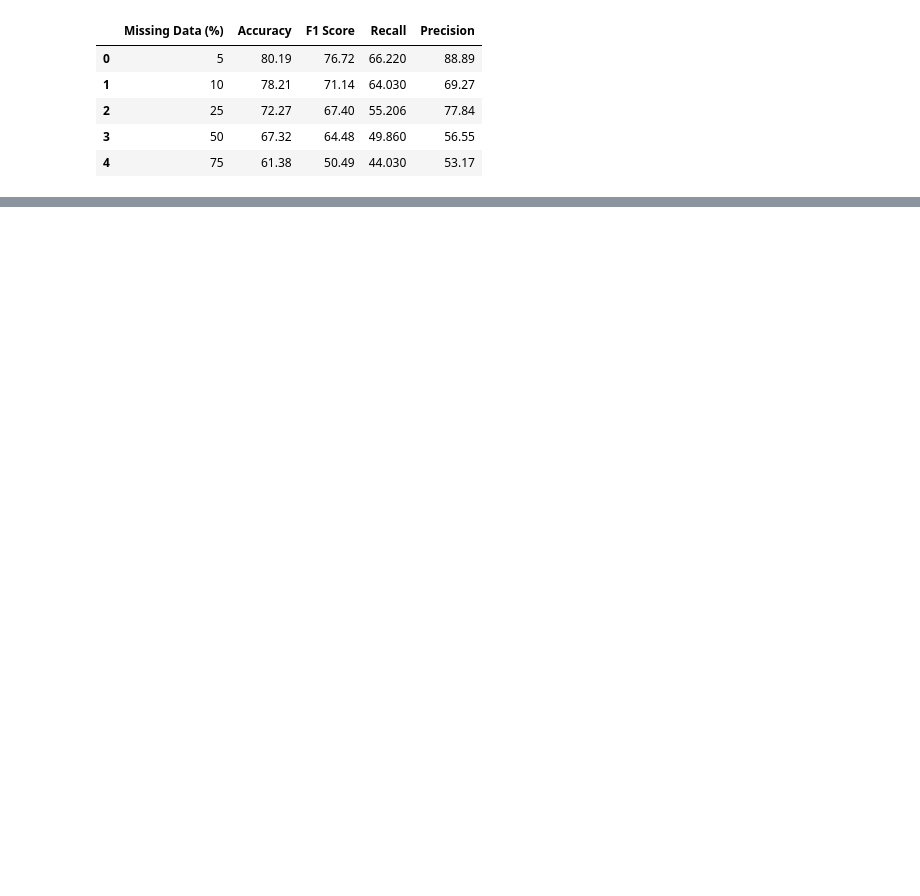
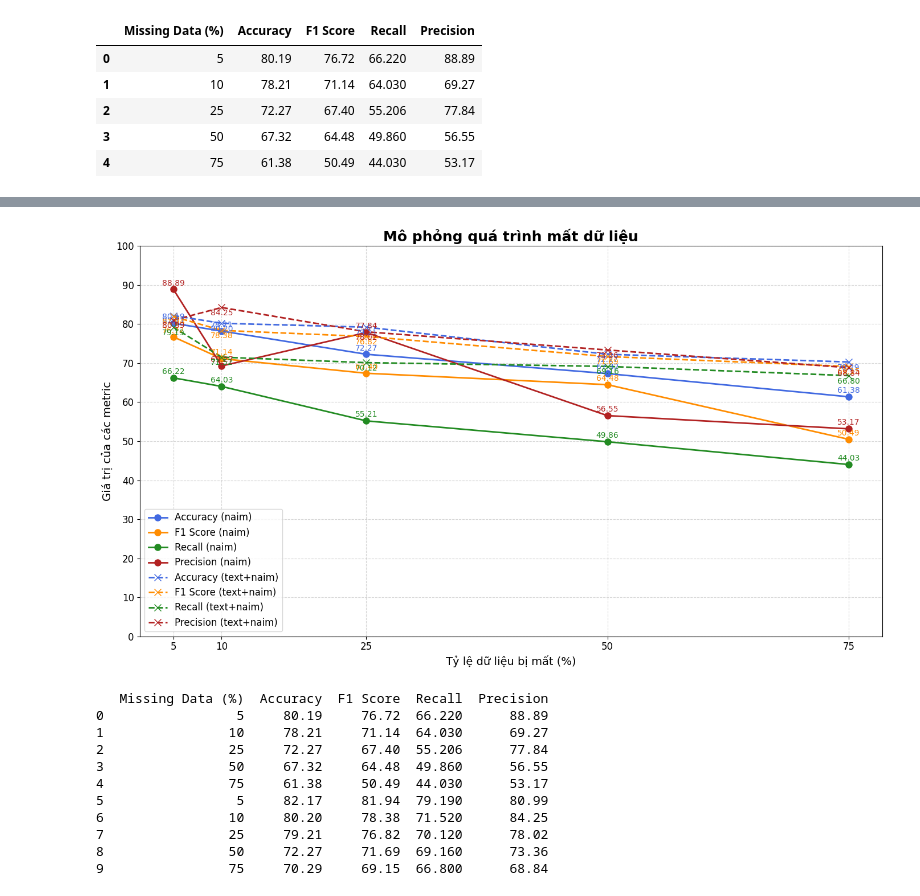
Before and after one commit to khiemducdoan/MyBachelorThesis, a Jupyter notebook: notebooks/text_analysis.ipynb, the cells around one changed output, grey strips where cells are left out. Drawn from its saved outputs; the diff is of its cells as text; code cells hidden in the pictures; blank space fills up the shorter version.

```diff
--- a/notebooks/text_analysis.ipynb
+++ b/notebooks/text_analysis.ipynb
@@ -318,3 +334,70 @@ df.head()
 | 2 | 25 | 72.27 | 67.40 | 55.206 | 77.84 |
 | 3 | 50 | 67.32 | 64.48 | 49.860 | 56.55 |
 | 4 | 75 | 61.38 | 50.49 | 44.030 | 53.17 |
+# %%
+import pandas as pd
+import numpy as np
+import matplotlib.pyplot as plt
+
+x2 = [5, 10,25, 50, 75]
+accuracy2 = [82.17,80.2, 79.21,  72.27, 70.29]
+f12 = [81.94,78.38, 76.82,  71.69, 69.15]
+recall2 = [79.19, 71.52, 70.12, 69.16, 66.80]
+precision2 = [80.99, 84.25, 78.02, 73.36, 68.84]
+
+# Dữ liệu mô phỏng cho nhánh naim
+x = [5, 10, 25, 50, 75]
+accuracy = [80.19, 78.21, 72.27, 67.32, 61.38]
+f1 = [76.72, 71.14, 67.4, 64.48, 50.49]
+recall = [66.22, 64.03, 55.206, 49.86, 44.03]
+precision = [88.89, 69.27, 77.84, 56.55, 53.17]
+
+# Vẽ thêm dữ liệu mô phỏng cho nhánh text+naim với nét kẻ dọc
+plt.figure(figsize=(14, 8))
+plt.plot(x, accuracy, marker='o', label='Accuracy (naim)', color='royalblue', linewidth=2, markersize=8)
+plt.plot(x, f1, marker='o', label='F1 Score (naim)', color='darkorange', linewidth=2, markersize=8)
+plt.plot(x, recall, marker='o', label='Recall (naim)', color='forestgreen', linewidth=2, markersize=8)
+plt.plot(x, precision, marker='o', label='Precision (naim)', color='firebrick', linewidth=2, markersize=8)
+
+plt.plot(x2, accuracy2, marker='x', label='Accuracy (text+naim)', color='royalblue', linewidth=2, markersize=8, linestyle='--')
+plt.plot(x2, f12, marker='x', label='F1 Score (text+naim)', color='darkorange', linewidth=2, markersize=8, linestyle='--')
+plt.plot(x2, recall2, marker='x', label='Recall (text+naim)', color='forestgreen', linewidth=2, markersize=8, linestyle='--')
+plt.plot(x2, precision2, marker='x', label='Precision (text+naim)', color='firebrick', linewidth=2, markersize=8, linestyle='--')
+
+# Thêm nhãn vào các điểm dữ liệu
+for i in range(len(x)):
+    plt.text(x[i], accuracy[i] + 1, f'{accuracy[i]:.2f}', ha='center', fontsize=10, color='royalblue')
+    plt.text(x[i], f1[i] + 1, f'{f1[i]:.2f}', ha='center', fontsize=10, color='darkorange')
+    plt.text(x[i], recall[i] + 1, f'{recall[i]:.2f}', ha='center', fontsize=10, color='forestgreen')
+    plt.text(x[i], precision[i] + 1, f'{precision[i]:.2f}', ha='center', fontsize=10, color='firebrick')
+
+for i in range(len(x2)):
+    plt.text(x2[i], accuracy2[i] - 2, f'{accuracy2[i]:.2f}', ha='center', fontsize=10, color='royalblue')
+    plt.text(x2[i], f12[i] - 2, f'{f12[i]:.2f}', ha='center', fontsize=10, color='darkorange')
+    plt.text(x2[i], recall2[i] - 2, f'{recall2[i]:.2f}', ha='center', fontsize=10, color='forestgreen')
+    plt.text(x2[i], precision2[i] - 2, f'{precision2[i]:.2f}', ha='center', fontsize=10, color='firebrick')
+
+plt.title('Mô phỏng quá trình mất dữ liệu', fontsize=18, fontweight='bold')
+plt.xlabel('Tỷ lệ dữ liệu bị mất (%)', fontsize=14)
+plt.ylabel('Giá trị của các metric', fontsize=14)
+plt.xticks(x, fontsize=12)
+plt.yticks(np.arange(0, 101, 10), fontsize=12)
+plt.grid(True, linestyle='--', alpha=0.5)
+plt.legend(fontsize=12)
+plt.tight_layout()
+plt.show()
+
+# Tạo bảng dữ liệu mô phỏng cho cả nhánh naim và text+naim
+data_combined = {
+    'Missing Data (%)': x + x2,
+    'Accuracy': accuracy + accuracy2,
+    'F1 Score': f1 + f12,
+    'Recall': recall + recall2,
+    'Precision': precision + precision2
+}
+
+df_combined = pd.DataFrame(data_combined)
+
+# Hiển thị bảng dữ liệu
+print(df_combined)
+# %% [output]
@@ -320,0 +421,12 @@ df.head()
+[figure, added]
+   Missing Data (%)  Accuracy  F1 Score  Recall  Precision
+0                 5     80.19     76.72  66.220      88.89
+1                10     78.21     71.14  64.030      69.27
+2                25     72.27     67.40  55.206      77.84
+3                50     67.32     64.48  49.860      56.55
+4                75     61.38     50.49  44.030      53.17
+5                 5     82.17     81.94  79.190      80.99
+6                10     80.20     78.38  71.520      84.25
+7                25     79.21     76.82  70.120      78.02
+8                50     72.27     71.69  69.160      73.36
+9                75     70.29     69.15  66.800      68.84
```
Also changed, not shown: parts of 4 cells of this notebook, 6 other files.
